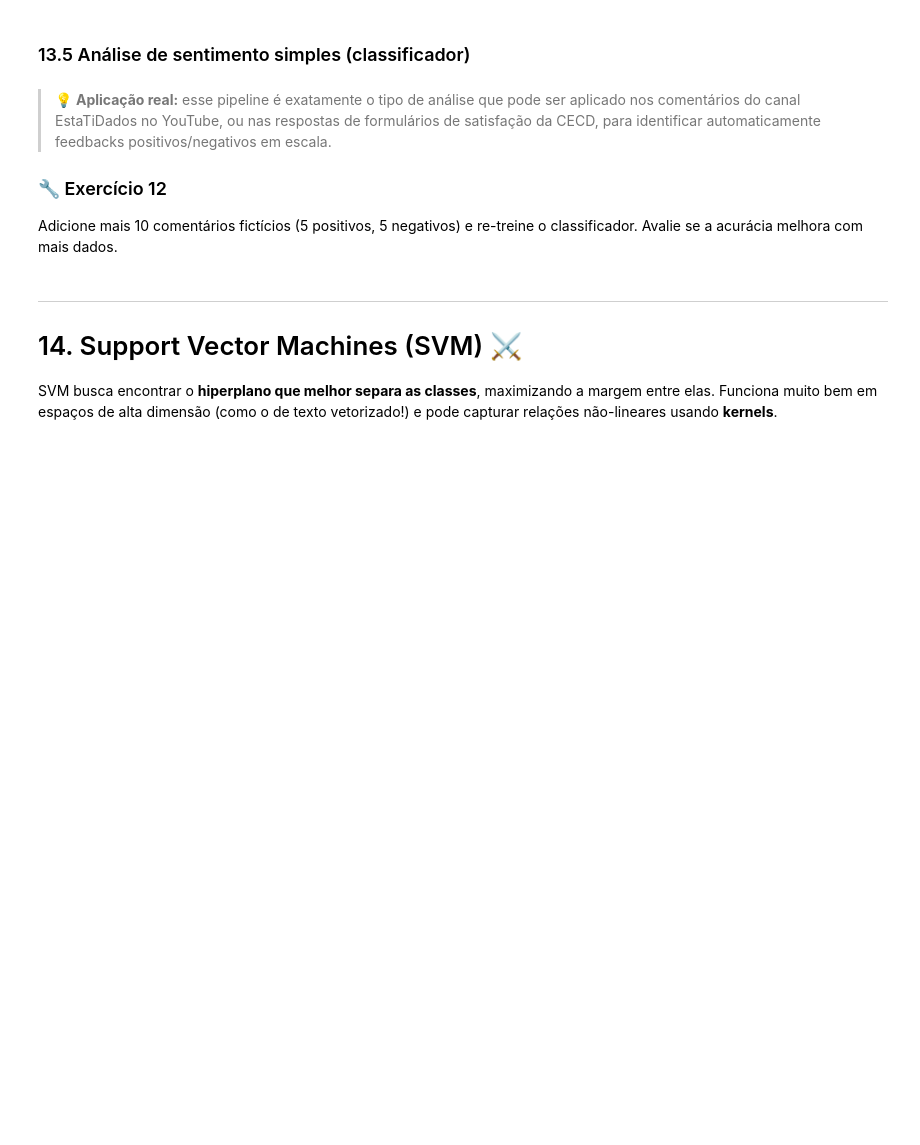
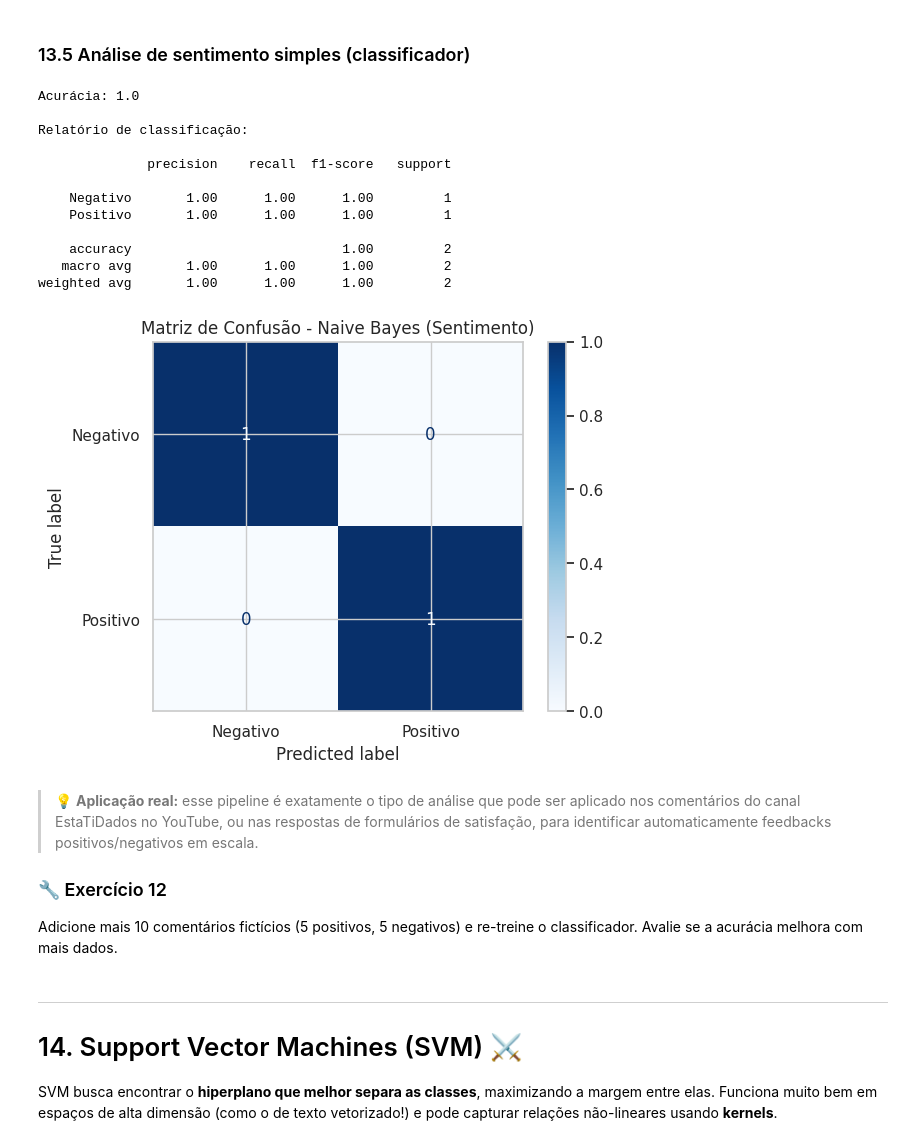
Before and after one commit to estathifisco/estathifisco.github.io, a Jupyter notebook: aula_python_ciencia_de_dados_v1p_pynb.ipynb, the cells around one changed output. Drawn from its saved outputs; the diff is of its cells as text; code cells hidden in the pictures; blank space fills up the shorter version.

```diff
--- a/aula_python_ciencia_de_dados_v1p_pynb.ipynb
+++ b/aula_python_ciencia_de_dados_v1p_pynb.ipynb
@@ -1516,5 +1548,48 @@ print("Sentimento previsto:", "Positivo" if pred[0] == 1 else "Negativo")
+# %%
+from sklearn.naive_bayes import MultinomialNB
+from sklearn.metrics import classification_report, confusion_matrix, ConfusionMatrixDisplay
+import matplotlib.pyplot as plt
+
+# Rótulos manuais para exemplo didático (positivo=1, negativo=0)
+sentimento = [1, 0, 1, 0, 1, 0, 1, 0]
+
+X_train_txt, X_test_txt, y_train_txt, y_test_txt = train_test_split(
+    X_tfidf, sentimento, test_size=0.25, random_state=42, stratify=sentimento
+)
+
+modelo_nb = MultinomialNB()
+modelo_nb.fit(X_train_txt, y_train_txt)
+
+y_pred_txt = modelo_nb.predict(X_test_txt)
+
+print("Acurácia:", accuracy_score(y_test_txt, y_pred_txt))
+
+print("\nRelatório de classificação:\n")
+print(classification_report(y_test_txt, y_pred_txt, target_names=["Negativo", "Positivo"], zero_division=0))
+
+cm = confusion_matrix(y_test_txt, y_pred_txt, labels=modelo_nb.classes_)
+disp = ConfusionMatrixDisplay(confusion_matrix=cm, display_labels=["Negativo", "Positivo"])
+disp.plot(cmap="Blues", values_format="d")
+plt.title("Matriz de Confusão - Naive Bayes (Sentimento)")
+plt.show()
+
+# Testando
+# %% [output]
+Acurácia: 1.0
+
+Relatório de classificação:
+
+              precision    recall  f1-score   support
+
+    Negativo       1.00      1.00      1.00         1
+    Positivo       1.00      1.00      1.00         1
+
+    accuracy                           1.00         2
+   macro avg       1.00      1.00      1.00         2
+weighted avg       1.00      1.00      1.00         2
+[figure, added]
 # %% [markdown]
-> 💡 **Aplicação real:** esse pipeline é exatamente o tipo de análise que pode ser aplicado nos comentários do canal EstaTiDados no YouTube, ou nas respostas de formulários de satisfação da CECD, para identificar automaticamente feedbacks positivos/negativos em escala.
+> 💡 **Aplicação real:** esse pipeline é exatamente o tipo de análise que pode ser aplicado nos comentários do canal EstaTiDados no YouTube, ou nas respostas de formulários de satisfação, para identificar automaticamente feedbacks positivos/negativos em escala.
 
 ### 🔧 Exercício 12
 Adicione mais 10 comentários fictícios (5 positivos, 5 negativos) e re-treine o classificador. Avalie se a acurácia melhora com mais dados.
```
Also changed, not shown: parts of 17 cells of this notebook.
